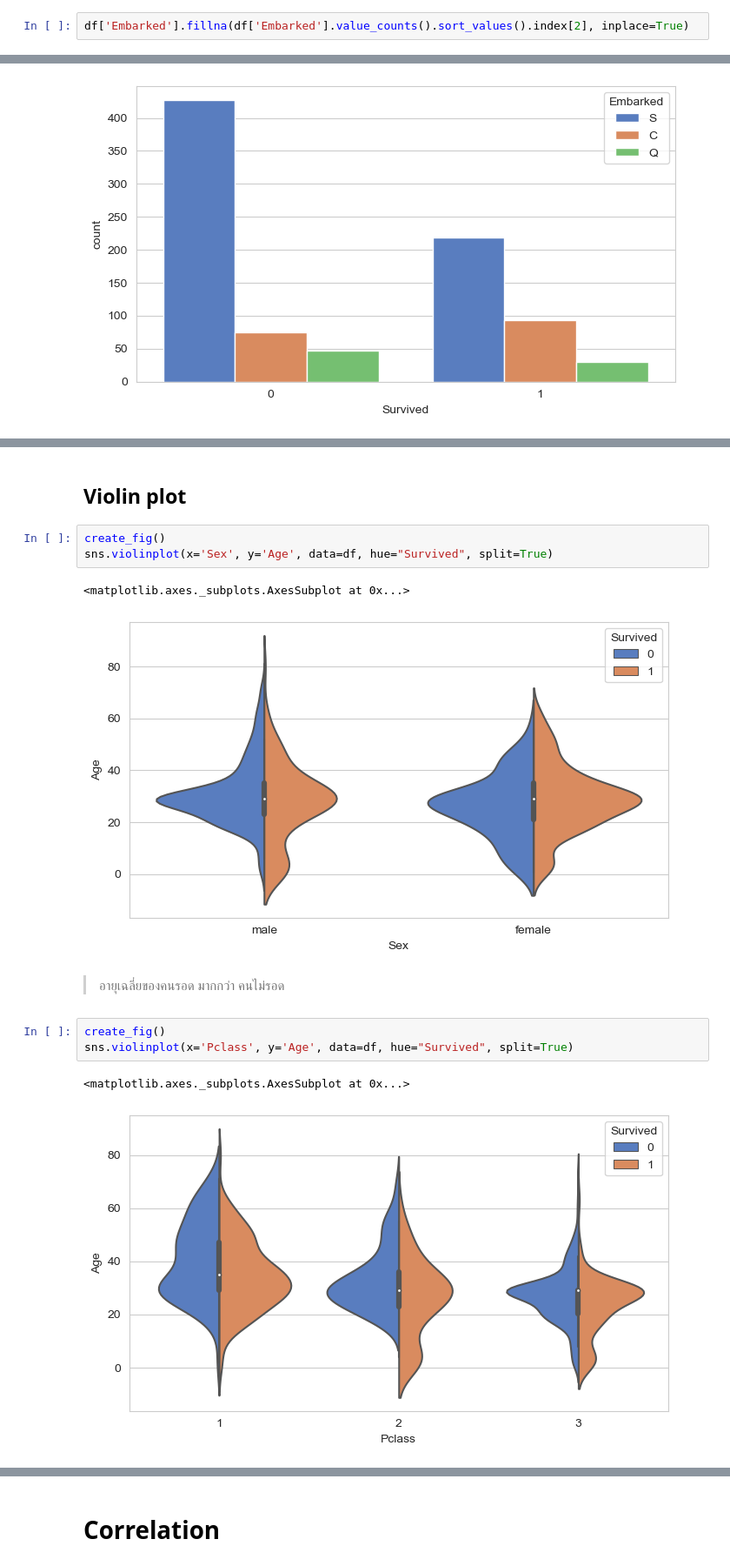
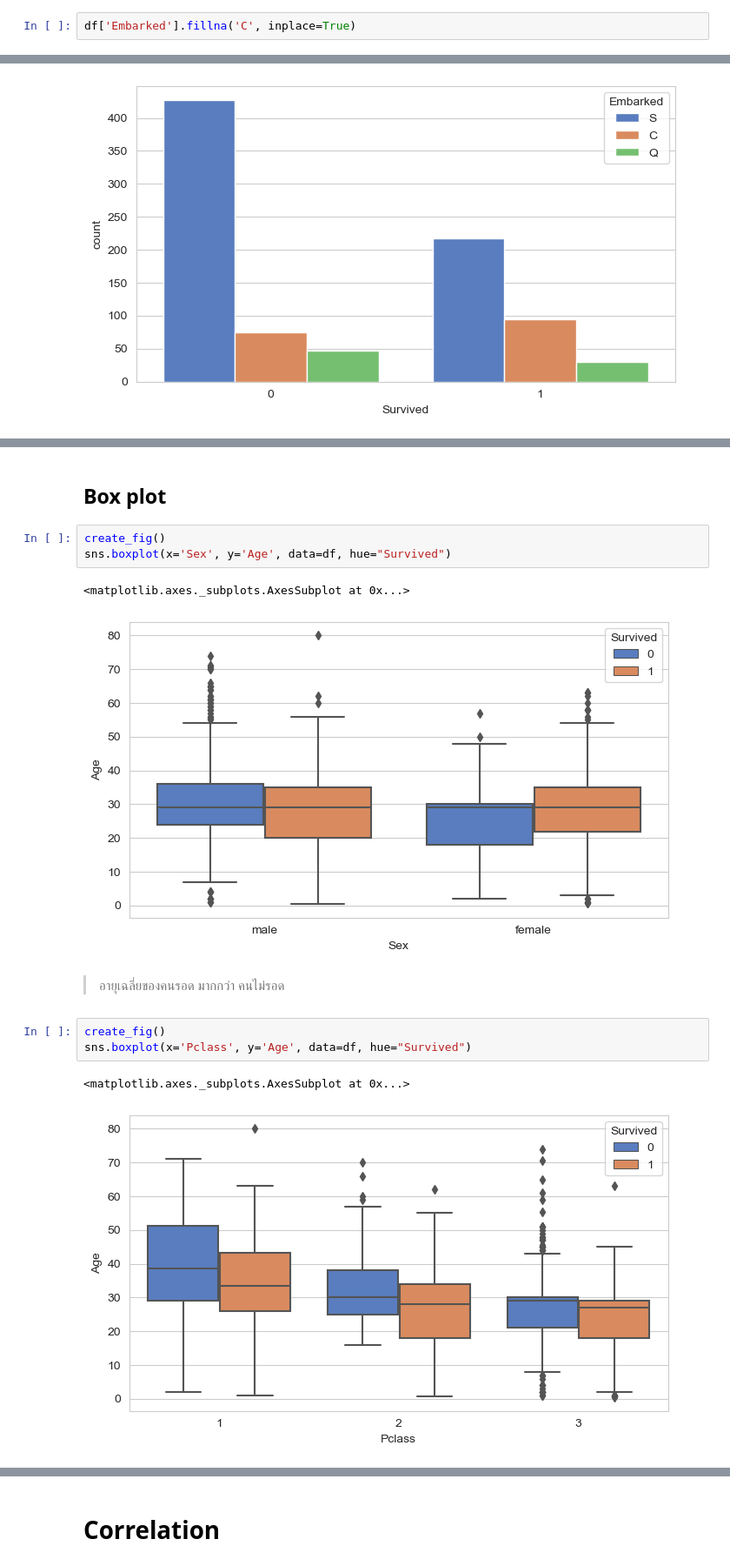
Before and after one commit to chuan-khuna/titanic_kaggle, a Jupyter notebook: EDA.ipynb, the cells around one changed output, grey strips where cells are left out. Shown at 87% size. Drawn from its saved outputs; the diff is of its cells as text.

```diff
--- a/EDA.ipynb
+++ b/EDA.ipynb
@@ -173,2 +203,2 @@ df['Embarked'].value_counts().sort_values().index[2]
 # %%
-df['Embarked'].fillna(df['Embarked'].value_counts().sort_values().index[2], inplace=True)
+df['Embarked'].fillna('C', inplace=True)
@@ -229,16 +270,16 @@ sns.countplot(x='Survived', data=df, hue='Embarked')
 # %% [markdown]
-## Violin plot
+## Box plot
 # %%
 create_fig()
-sns.violinplot(x='Sex', y='Age', data=df, hue="Survived", split=True)
+sns.boxplot(x='Sex', y='Age', data=df, hue="Survived")
 # %% [output]
 <matplotlib.axes._subplots.AxesSubplot at 0x...>
-[figure, old version]
+[figure, new version]
 # %% [markdown]
 > อายุเฉลี่ยของคนรอด มากกว่า คนไม่รอด
 # %%
 create_fig()
-sns.violinplot(x='Pclass', y='Age', data=df, hue="Survived", split=True)
+sns.boxplot(x='Pclass', y='Age', data=df, hue="Survived")
 # %% [output]
 <matplotlib.axes._subplots.AxesSubplot at 0x...>
-[figure, old version]
+[figure, new version]
```
Also changed, not shown: parts of 33 cells of this notebook, 1 other file.
